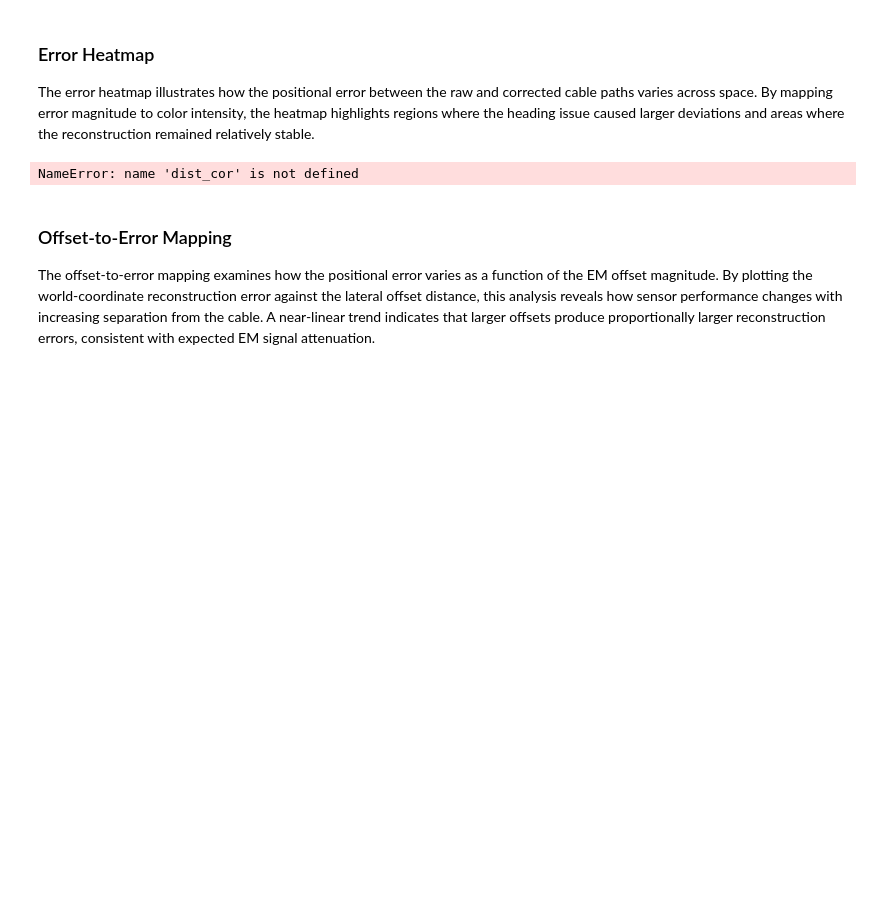
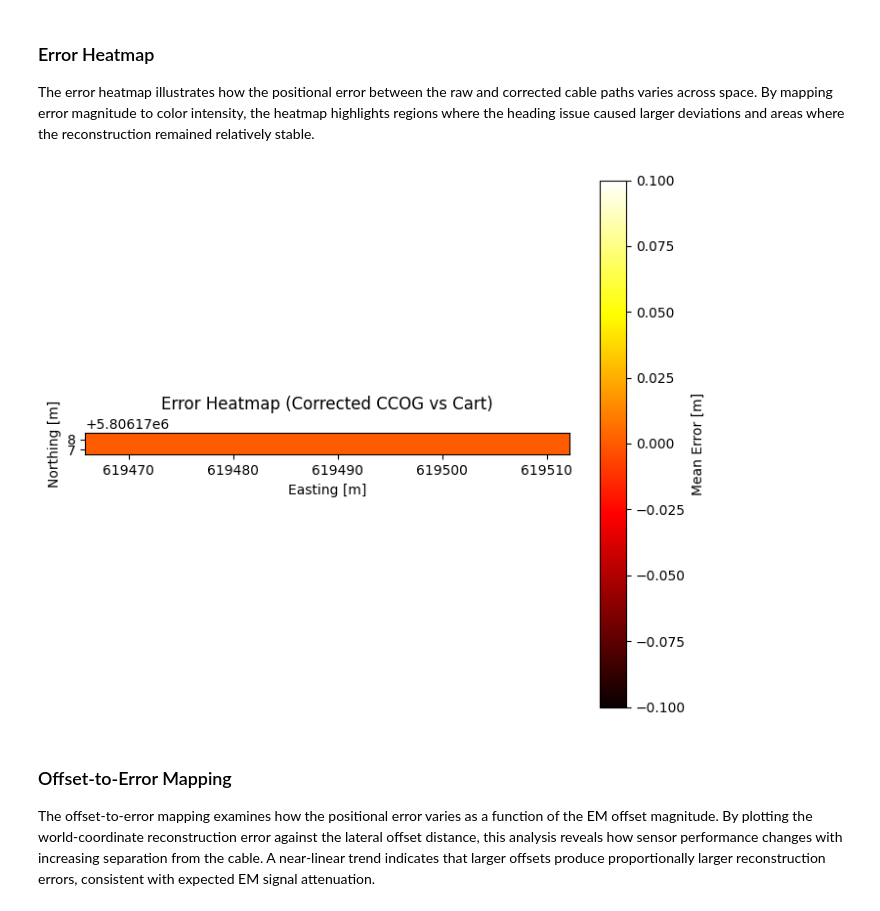
Before and after one commit to Zhaohq96/Case-Study-Hydrographic-Survey-Data-Correction-Analysis, a Jupyter notebook: CS_Hydrographic.ipynb, the cells around one changed output. Saved outputs shown, nothing was run; the diff lists cells and outputs as text; code cells hidden in the pictures; blank space fills up the shorter version.

```diff
--- a/CS_Hydrographic.ipynb
+++ b/CS_Hydrographic.ipynb
@@ -206,27 +200,33 @@ The error heatmap illustrates how the positional error between the raw and corre
 # %%
 E_c = merged_cor["cable_easting_m"].values
 N_c = merged_cor["cable_northing_m"].values
-error_dist = dist_cor
+
+dE_cor = merged_cor["cable_easting_m"] - merged_cor["vehicle_easting_m"]
+dN_cor = merged_cor["cable_northing_m"] - merged_cor["vehicle_northing_m"]
+dist_cor = np.sqrt(dE_cor**2 + dN_cor**2)
 
 bins = 60
 
-heatmap, xedges, yedges = np.histogram2d(E_c, N_c, bins=bins, weights=error_dist)
+heatmap, xedges, yedges = np.histogram2d(E_c, N_c, bins=bins, weights=dist_cor)
 counts, _, _ = np.histogram2d(E_c, N_c, bins=bins)
 
 avg_error = heatmap / np.maximum(counts, 1)
 
 plt.figure(figsize=(8,7))
-plt.imshow(avg_error.T, origin='lower', cmap='hot',
-           extent=[xedges[0], xedges[-1], yedges[0], yedges[-1]])
-
+plt.imshow(
+    avg_error.T,
+    origin="lower",
+    cmap="hot",
+    extent=[xedges[0], xedges[-1], yedges[0], yedges[-1]],
+)
 plt.colorbar(label="Mean Error [m]")
 plt.xlabel("Easting [m]")
 plt.ylabel("Northing [m]")
-plt.title("Error Heatmap (Corrected CCOG)")
+plt.title("Error Heatmap (Corrected CCOG vs Cart)")
 plt.grid(False)
 plt.show()
 # %% [output]
-NameError: name 'dist_cor' is not defined
+[figure, added]
 # %% [markdown]
 ### Offset-to-Error Mapping
 The offset-to-error mapping examines how the positional error varies as a function of the EM offset magnitude. By plotting the world-coordinate reconstruction error against the lateral offset distance, this analysis reveals how sensor performance changes with increasing separation from the cable. A near-linear trend indicates that larger offsets produce proportionally larger reconstruction errors, consistent with expected EM signal attenuation.
```
Also changed, not shown: parts of 7 cells of this notebook.
